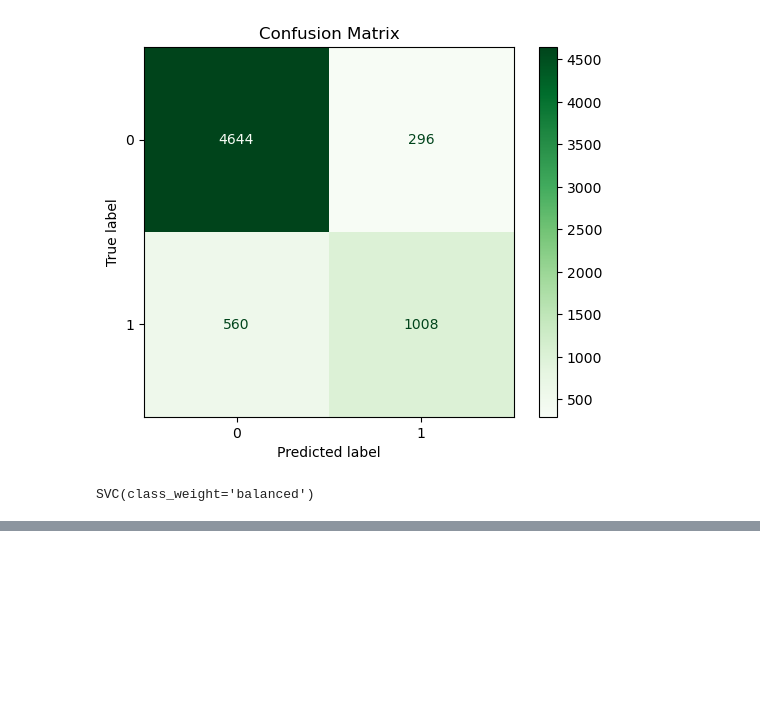
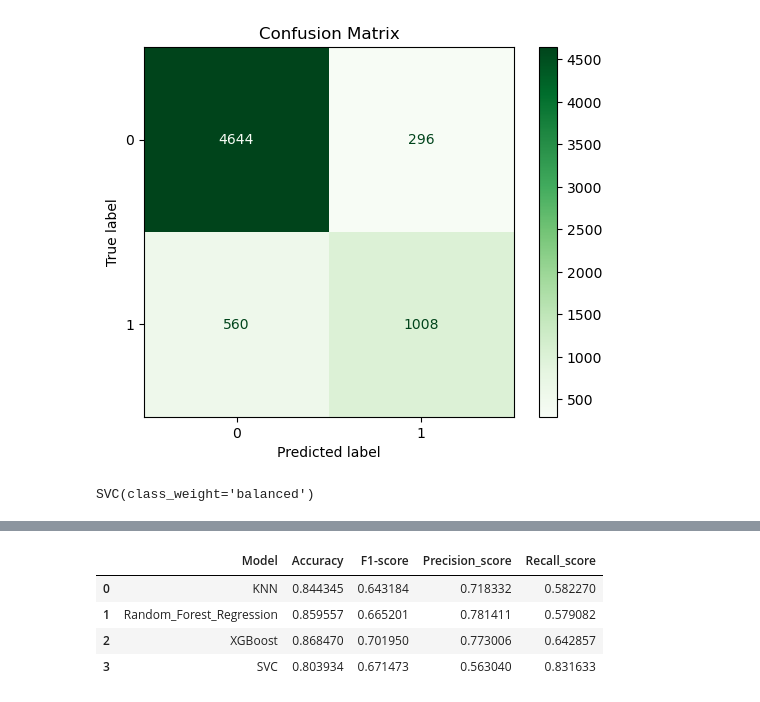
Before and after one commit to AryaRabiee/Adult-Income-Prediction, a Jupyter notebook: adult_income.ipynb, the cells around one changed output, grey strips where cells are left out. Saved outputs shown, nothing was run; the diff lists cells and outputs as text; code cells hidden in the pictures; blank space fills up the shorter version.

```diff
--- a/adult_income.ipynb
+++ b/adult_income.ipynb
@@ -301,0 +260,15 @@ gs.best_params_
+# %%
+results = pd.DataFrame({
+    "Model": ["KNN", "Random_Forest_Regression", "XGBoost", "SVC"],
+    "Accuracy": [accuracy_score(y_test , knn_pred) ,accuracy_score(y_test , rfr_pred) , accuracy_score(y_test , xgb_pred),accuracy_score(y_test , svc_pred)],
+    "F1-score": [f1_score(y_test , knn_pred) ,f1_score(y_test , rfr_pred) , f1_score(y_test , xgb_pred),f1_score(y_test , svc_pred)],
+    "Precision_score" : [precision_score(y_test , knn_pred) ,precision_score(y_test , rfr_pred) , precision_score(y_test , xgb_pred),precision_score(y_test , svc_pred)],
+    "Recall_score":[recall_score(y_test , knn_pred) ,recall_score(y_test , rfr_pred) , recall_score(y_test , xgb_pred),recall_score(y_test , svc_pred)]
+})
+results
+# %% [output]
+|  | Model | Accuracy | F1-score | Precision_score | Recall_score |
+| 0 | KNN | 0.844345 | 0.643184 | 0.718332 | 0.582270 |
+| 1 | Random_Forest_Regression | 0.859557 | 0.665201 | 0.781411 | 0.579082 |
+| 2 | XGBoost | 0.868470 | 0.701950 | 0.773006 | 0.642857 |
+| 3 | SVC | 0.803934 | 0.671473 | 0.563040 | 0.831633 |
```
Also changed, not shown: parts of 25 cells of this notebook, 8 other files.
